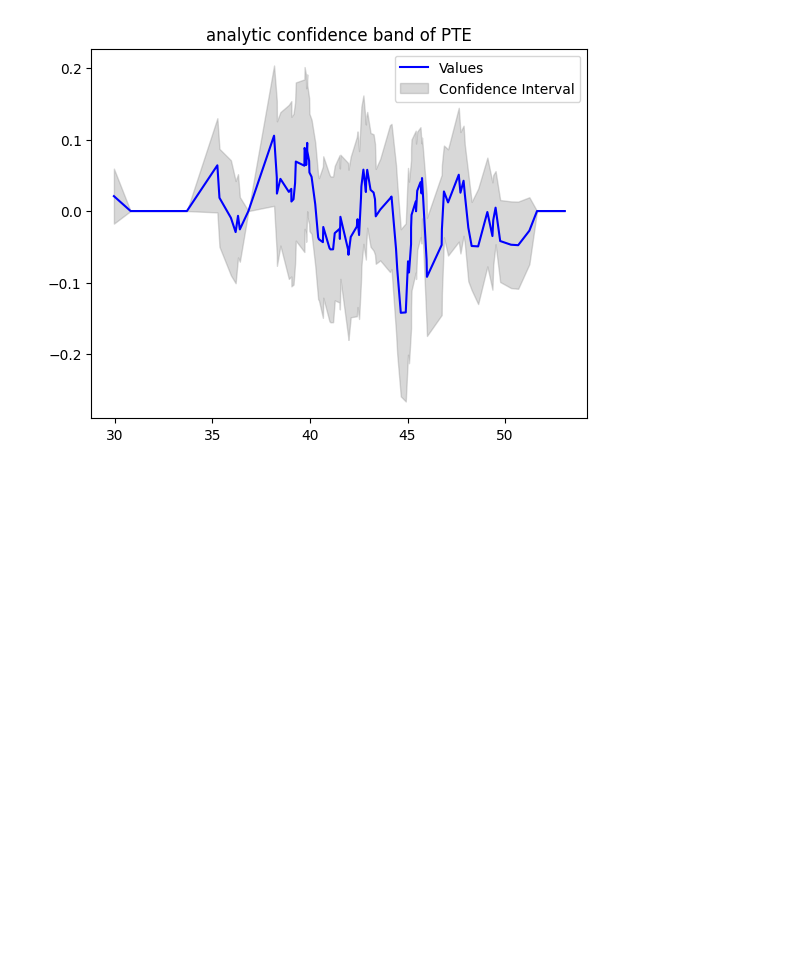
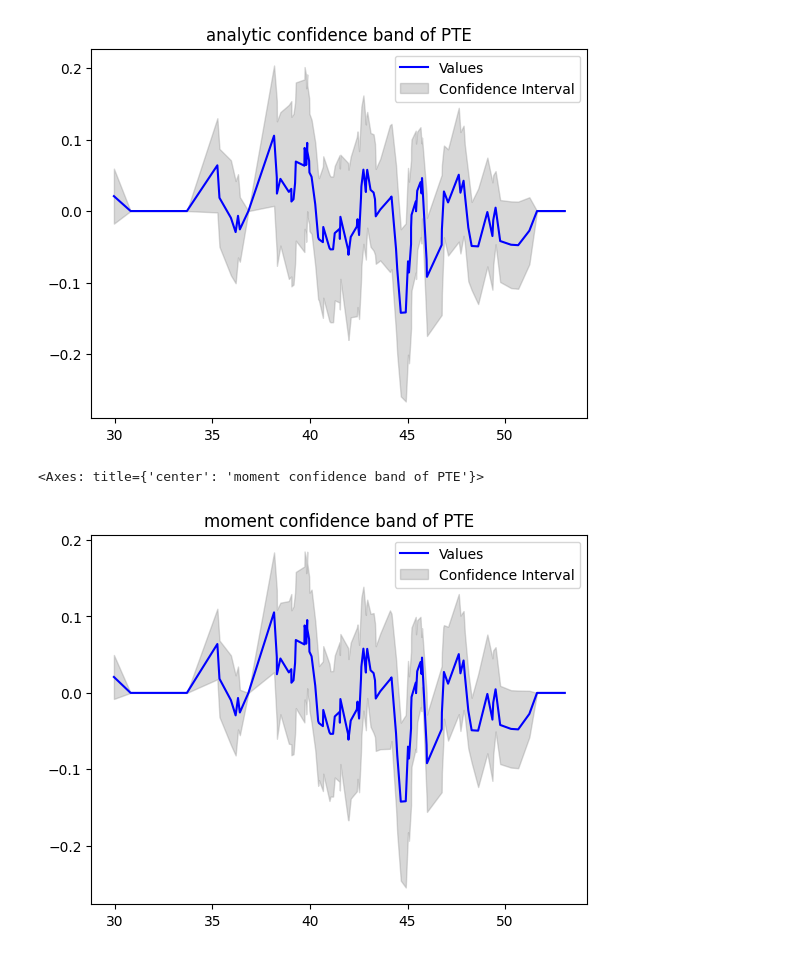
Before and after one commit to CyberAgentAILab/python-dte-adjustment, a Jupyter notebook: example/example.ipynb, the cells around one changed output. Drawn from its saved outputs; the diff is of its cells as text; code cells hidden in the pictures; blank space fills up the shorter version.

```diff
--- a/example/example.ipynb
+++ b/example/example.ipynb
@@ -125,5 +125,11 @@ plot(np.sort(Y), pte[0], pte[1], pte[2], title="analytic confidence band of PTE"
 # %% [output]
 <Axes: title={'center': 'analytic confidence band of PTE'}>
 [figure]
+# %%
+pte = estimator.predict_pte(0, 1, width=1, locations=np.sort(Y))
+plot(np.sort(Y), pte[0], pte[1], pte[2], title="moment confidence band of PTE")
+# %% [output]
+<Axes: title={'center': 'moment confidence band of PTE'}>
+[figure, added]
 # %%
 quantiles = np.array([0.1 * i for i in range(1, 10)], dtype=np.float32)
```
Also changed, not shown: parts of 2 cells of this notebook, 1 other file.
